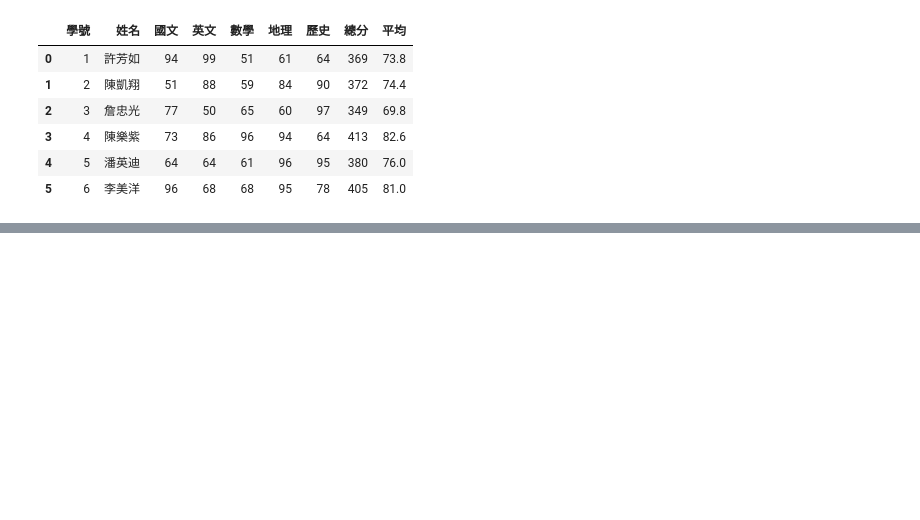
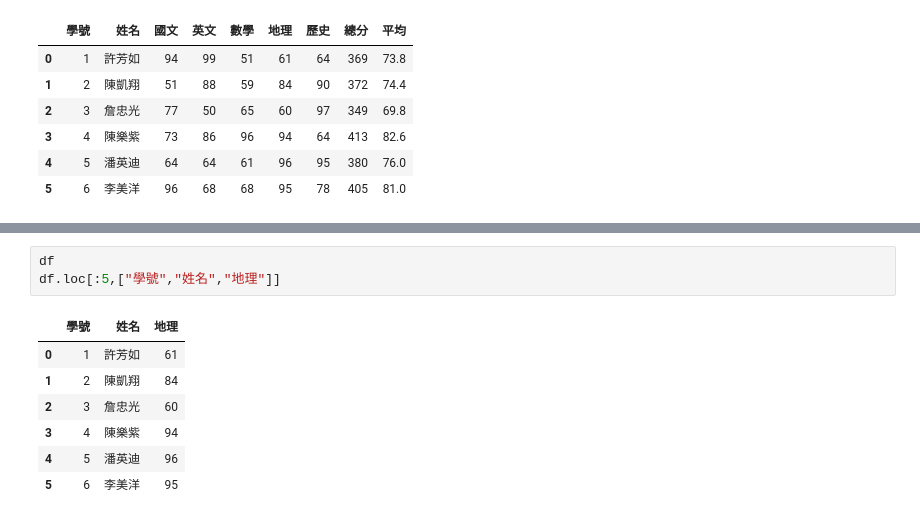
Before and after one commit to roberthsu2003/__2023_07_25__, a Jupyter notebook: lesson17_4.ipynb, the cells around one changed output, grey strips where cells are left out. Drawn from its saved outputs; the diff is of its cells as text; blank space fills up the shorter version.

```diff
--- a/lesson17_4.ipynb
+++ b/lesson17_4.ipynb
@@ -74,0 +86,11 @@ df.iloc[0:6]
+# %%
+df
+df.loc[:5,["學號","姓名","地理"]]
+# %% [output]
+|  | 學號 | 姓名 | 地理 |
+| 0 | 1 | 許芳如 | 61 |
+| 1 | 2 | 陳凱翔 | 84 |
+| 2 | 3 | 詹忠光 | 60 |
+| 3 | 4 | 陳樂紫 | 94 |
+| 4 | 5 | 潘英迪 | 96 |
+| 5 | 6 | 李美洋 | 95 |
```
Also changed, not shown: parts of 1 cell of this notebook.
